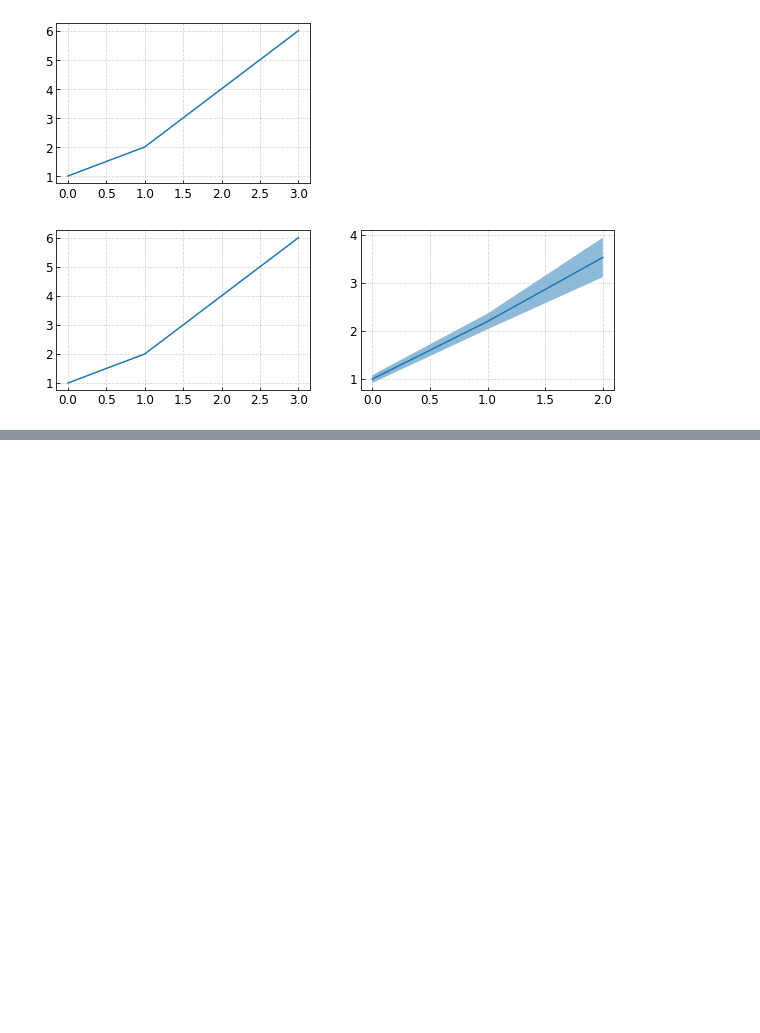
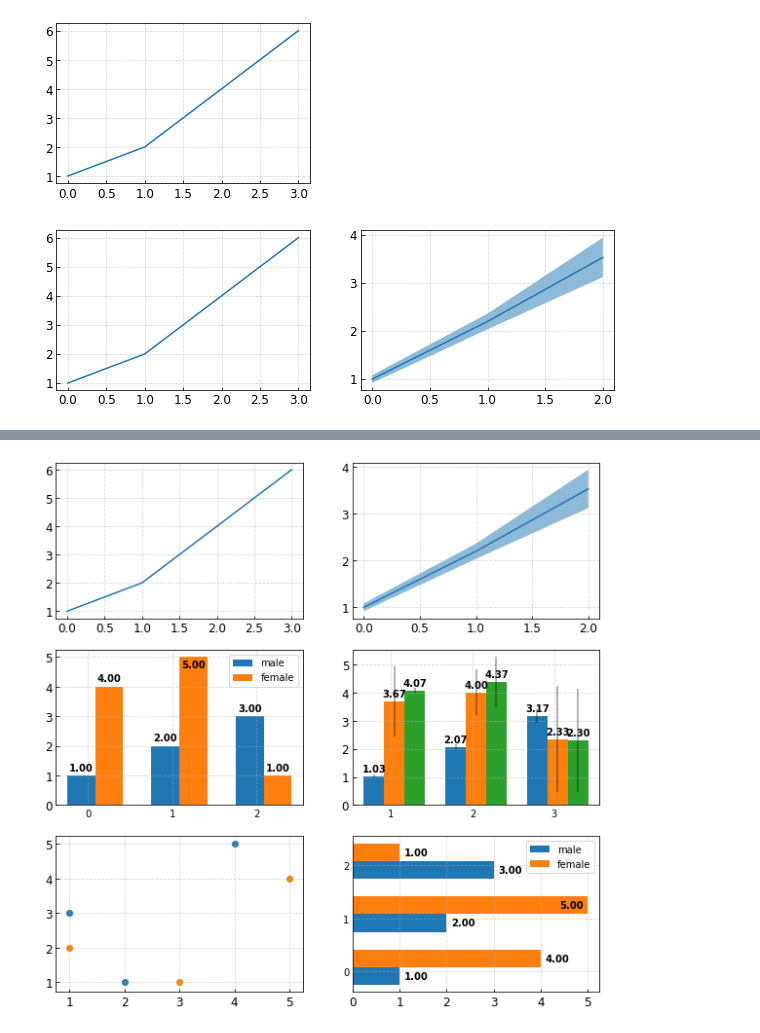
Before and after one commit to moskomule/madoka, a Jupyter notebook: example.ipynb, the cells around one changed output, grey strips where cells are left out. Drawn from its saved outputs; the diff is of its cells as text; code cells hidden in the pictures; blank space fills up the shorter version.

Commit message:
add barh

```diff
--- a/example.ipynb
+++ b/example.ipynb
@@ -53,0 +57,11 @@ fig.add_grid().show()
+# %%
+fig.next()
+fig.barh([1, 2, 3], [4, 5, 1],
+        labels=['male', 'female'],
+        add_annotate=True,
+        annotate_offset=0.1,
+        annotate_fontsize=10)
+fig.legend(fontsize=10)
+fig.add_grid().show()
+# %% [output]
+[figure, added]
```
Also changed, not shown: parts of 3 cells of this notebook, 2 other files.
